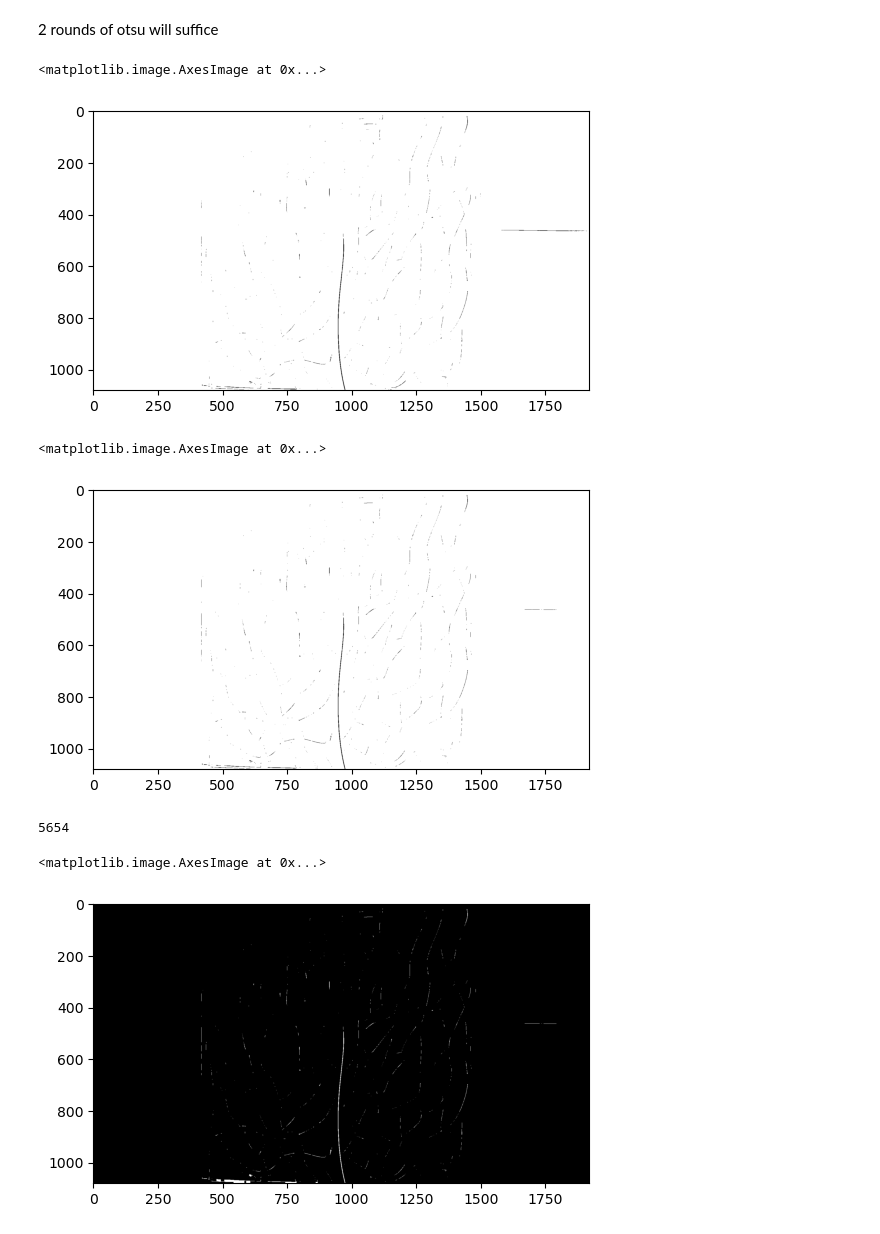
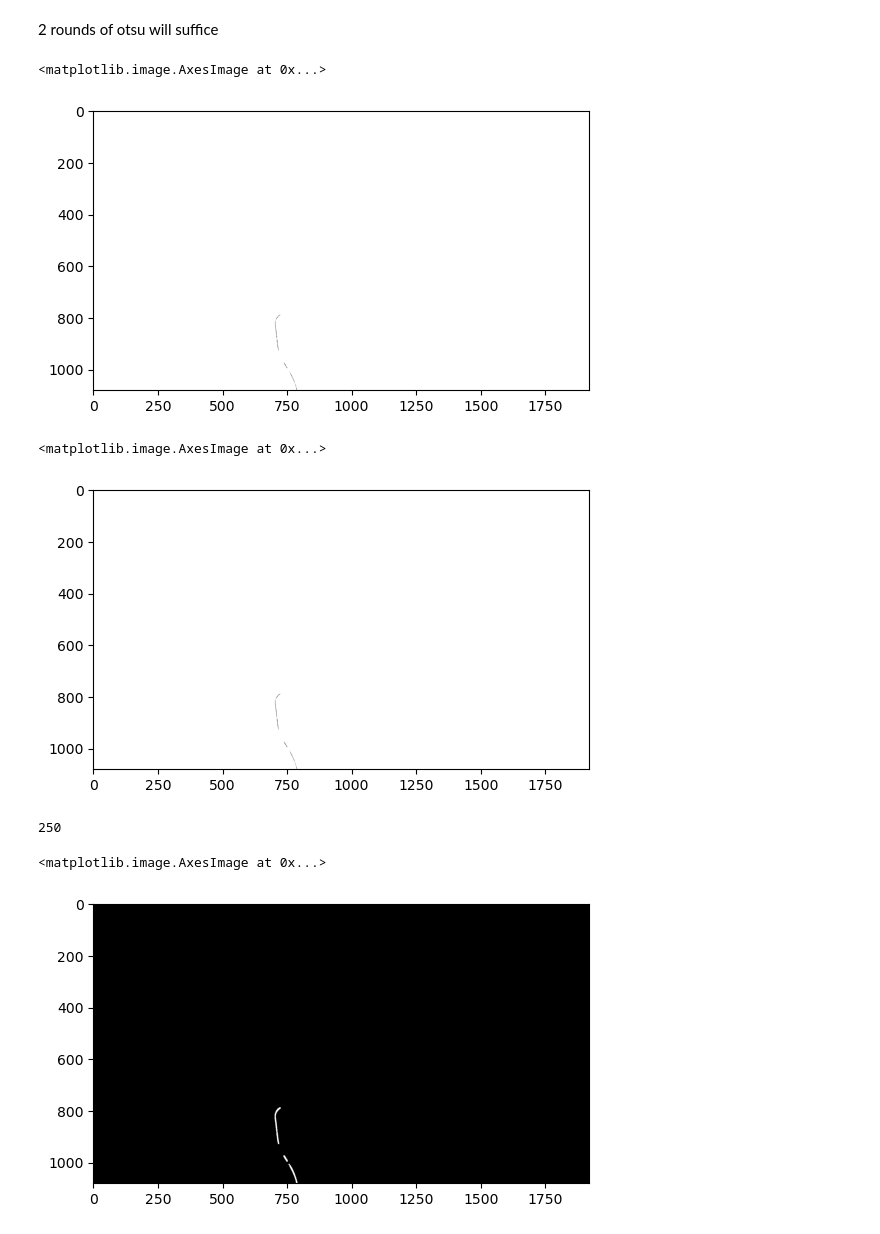
Before and after one commit to RandomNamer/CathederTelesurgery, a Jupyter notebook: python/segmentation/guidewire_in_rigid_model_colorized.ipynb, the cells around one changed output. Saved outputs shown, nothing was run; the diff lists cells and outputs as text; code cells hidden in the pictures.

```diff
--- a/python/segmentation/guidewire_in_rigid_model_colorized.ipynb
+++ b/python/segmentation/guidewire_in_rigid_model_colorized.ipynb
@@ -3,8 +3,8 @@ import numpy as np
 import matplotlib.pyplot as plt
 import cv2
 
-image = cv2.imread("Data/Datasets/RigidModelVideo-2-20/2-20-1-clip1/frame0131.jpg")
-ref_stack =
+image = cv2.imread("Data/Datasets/RigidModelVideo-2-20/2-20-3-clip0/frame0263.jpg")
+
 
 # image = cv2.cvtColor(image, cv2.COLOR_BGR2GRAY)
 # plt.imshow(image, cmap='gray')
@@ -80,7 +80,7 @@ bin = cv2.adaptiveThreshold(image_r, 255, cv2.ADAPTIVE_THRESH_MEAN_C, cv2.THRESH
 plt.imshow(bin, cmap='gray')
 # %% [output]
 <matplotlib.image.AxesImage at 0x...>
-[figure, old version]
+[figure, new version]
 # %%
 # Drop contrast of highlight
 def adaptive_threshold(image, maxValue, block_size, C, max_block_mean=120):
@@ -92,18 +92,18 @@ bin = adaptive_threshold(image_r, 255, 33, C=suggest_c_pct(image_r, 5), max_bloc
 plt.imshow(bin, cmap='gray')
 # %% [output]
 <matplotlib.image.AxesImage at 0x...>
-[figure, old version]
+[figure, new version]
 # %%
 mask = np.invert(bin.astype(bool))
 mask.sum()
 # %% [output]
-5654
+250
 # %%
-tmp = cv2.morphologyEx(mask.astype(np.uint8), cv2.MORPH_CLOSE, cv2.getStructuringElement(cv2.MORPH_RECT, (7, 7)))
+tmp = cv2.morphologyEx(mask.astype(np.uint8), cv2.MORPH_DILATE, cv2.getStructuringElement(cv2.MORPH_RECT, (5, 5)))
 plt.imshow(tmp, cmap='gray')
 # %% [output]
 <matplotlib.image.AxesImage at 0x...>
-[figure, old version]
+[figure, new version]
 # %%
 num, labeled, stats, centroids = cv2.connectedComponentsWithStats(tmp, connectivity=8)
 
```
Also changed, not shown: parts of 10 cells of this notebook, 2 other files.
